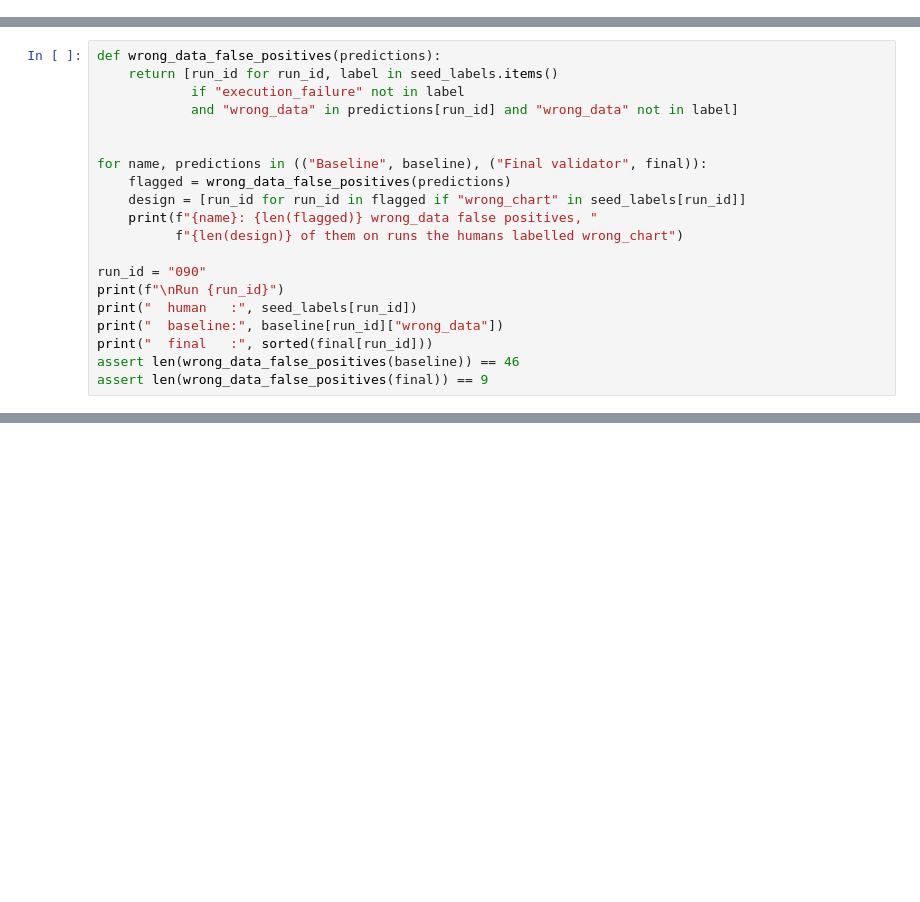
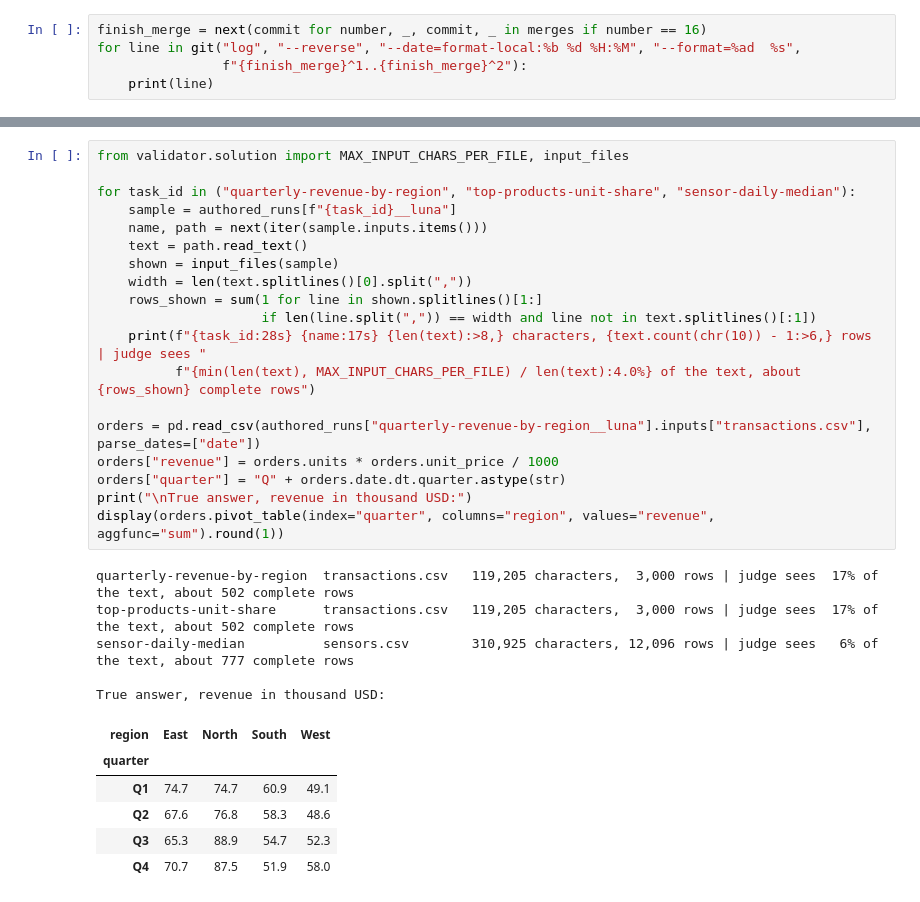
Before and after one commit to xqzr2000/cmu-11-768-assignment-2, a Jupyter notebook: notebooks/CMU_11_768_Assignment_2_Project_Walkthrough.ipynb, the cells around one changed output, grey strips where cells are left out. Cells and saved outputs as stored; diff of their text form; blank space fills up the shorter version.

```diff
--- a/notebooks/CMU_11_768_Assignment_2_Project_Walkthrough.ipynb
+++ b/notebooks/CMU_11_768_Assignment_2_Project_Walkthrough.ipynb
@@ -98,0 +349,5 @@ The baseline's `wrong_data` evidence says the data matches the request and then
+# %%
+finish_merge = next(commit for number, _, commit, _ in merges if number == 16)
+for line in git("log", "--reverse", "--date=format-local:%b %d %H:%M", "--format=%ad  %s",
+                f"{finish_merge}^1..{finish_merge}^2"):
+    print(line)
@@ -287,20 +641,0 @@ The final macro-MCC is 0.0021 below the Part 2 pass. The final file has one fewe
-# %%
-def wrong_data_false_positives(predictions):
-    return [run_id for run_id, label in seed_labels.items()
-            if "execution_failure" not in label
-            and "wrong_data" in predictions[run_id] and "wrong_data" not in label]
-
-
-for name, predictions in (("Baseline", baseline), ("Final validator", final)):
-    flagged = wrong_data_false_positives(predictions)
-    design = [run_id for run_id in flagged if "wrong_chart" in seed_labels[run_id]]
-    print(f"{name}: {len(flagged)} wrong_data false positives, "
-          f"{len(design)} of them on runs the humans labelled wrong_chart")
-
-run_id = "090"
-print(f"\nRun {run_id}")
-print("  human   :", seed_labels[run_id])
-print("  baseline:", baseline[run_id]["wrong_data"])
-print("  final   :", sorted(final[run_id]))
-assert len(wrong_data_false_positives(baseline)) == 46
-assert len(wrong_data_false_positives(final)) == 9
@@ -314,0 +854,31 @@ Part 3 added five tasks in two classes that could expose a validator: aggregatio
+# %%
+from validator.solution import MAX_INPUT_CHARS_PER_FILE, input_files
+
+for task_id in ("quarterly-revenue-by-region", "top-products-unit-share", "sensor-daily-median"):
+    sample = authored_runs[f"{task_id}__luna"]
+    name, path = next(iter(sample.inputs.items()))
+    text = path.read_text()
+    shown = input_files(sample)
+    width = len(text.splitlines()[0].split(","))
+    rows_shown = sum(1 for line in shown.splitlines()[1:]
+                     if len(line.split(",")) == width and line not in text.splitlines()[:1])
+    print(f"{task_id:28s} {name:17s} {len(text):>8,} characters, {text.count(chr(10)) - 1:>6,} rows | judge sees "
+          f"{min(len(text), MAX_INPUT_CHARS_PER_FILE) / len(text):4.0%} of the text, about {rows_shown} complete rows")
+
+orders = pd.read_csv(authored_runs["quarterly-revenue-by-region__luna"].inputs["transactions.csv"], parse_dates=["date"])
+orders["revenue"] = orders.units * orders.unit_price / 1000
+orders["quarter"] = "Q" + orders.date.dt.quarter.astype(str)
+print("\nTrue answer, revenue in thousand USD:")
+display(orders.pivot_table(index="quarter", columns="region", values="revenue", aggfunc="sum").round(1))
+# %% [output]
+quarterly-revenue-by-region  transactions.csv   119,205 characters,  3,000 rows | judge sees  17% of the text, about 502 complete rows
+top-products-unit-share      transactions.csv   119,205 characters,  3,000 rows | judge sees  17% of the text, about 502 complete rows
+sensor-daily-median          sensors.csv        310,925 characters, 12,096 rows | judge sees   6% of the text, about 777 complete rows
+
+True answer, revenue in thousand USD:
+| region | East | North | South | West |
+| quarter |  |  |  |  |
+| Q1 | 74.7 | 74.7 | 60.9 | 49.1 |
+| Q2 | 67.6 | 76.8 | 58.3 | 48.6 |
+| Q3 | 65.3 | 88.9 | 54.7 | 52.3 |
+| Q4 | 70.7 | 87.5 | 51.9 | 58.0 |
```
Also changed, not shown: parts of 79 cells of this notebook, 1 other file.
